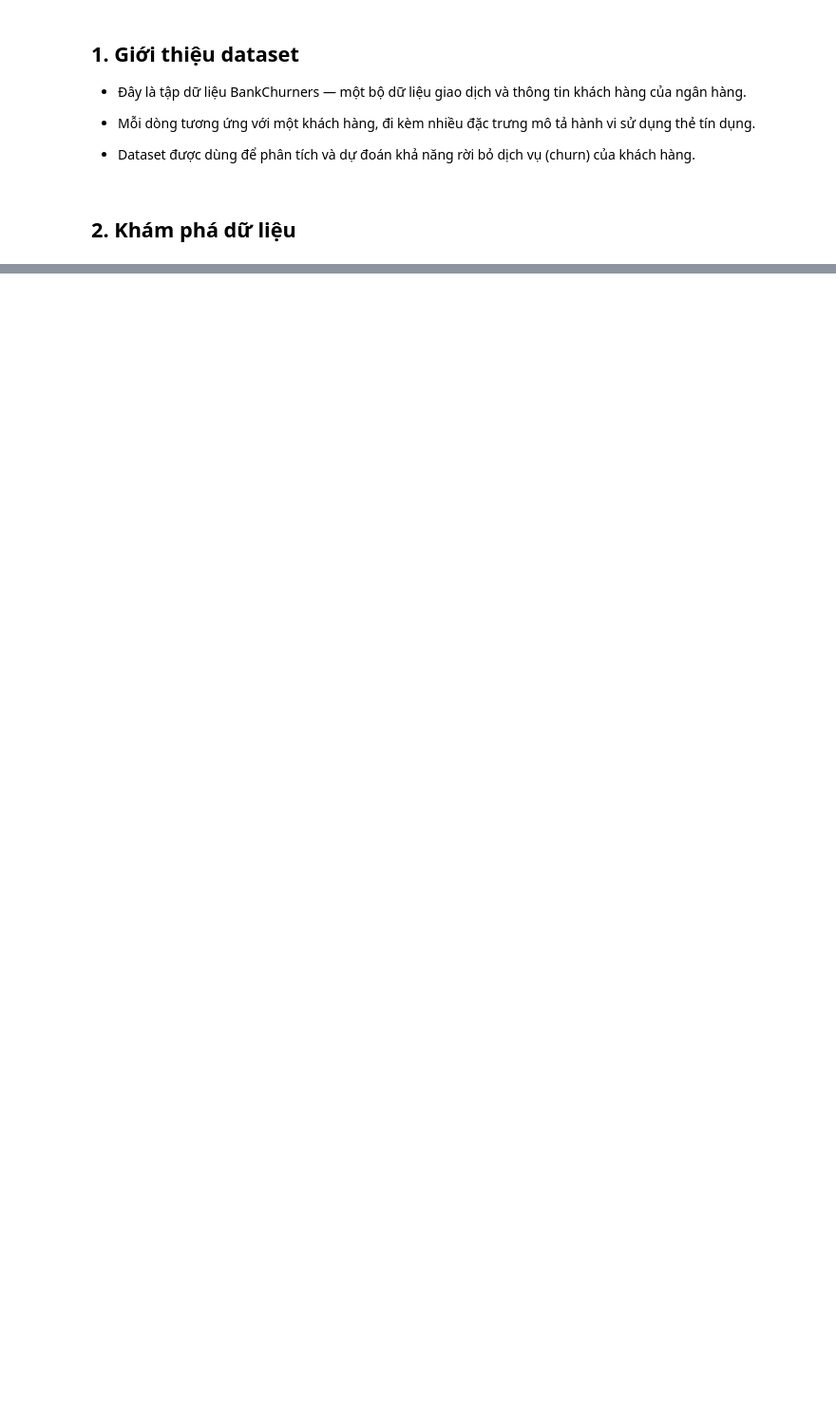
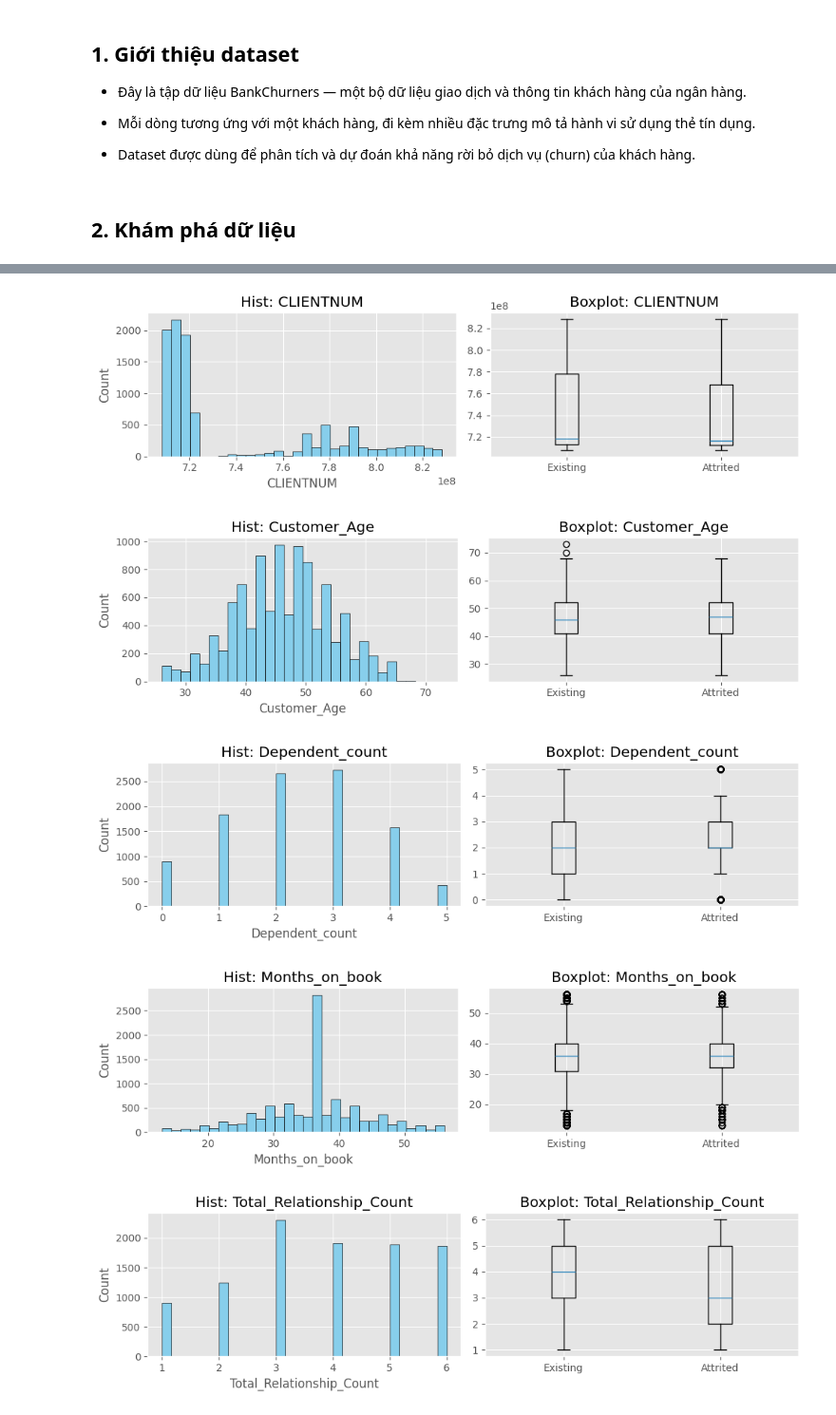
Before and after one commit to trongtz/lab02-numpy-for-data-science-hcmus, a Jupyter notebook: notebook/01_data_exploration.ipynb, the cells around one changed output, grey strips where cells are left out. Shown at 95% size. Drawn from its saved outputs; the diff is of its cells as text; code cells hidden in the pictures; blank space fills up the shorter version.

```diff
--- a/notebook/01_data_exploration.ipynb
+++ b/notebook/01_data_exploration.ipynb
@@ -309,0 +230,29 @@ plt.show()
+# %%
+# 07. Phân bố của các cột dữ liệu số
+def shorten_col(col, max_len=30):
+    """Rút gọn tên cột nếu dài quá"""
+    return col if len(col) <= max_len else col[:max_len-3] + "..."
+
+for i, col in enumerate(numeric_cols):
+    fig, axes = plt.subplots(1, 2, figsize=(10,3))  # 1 dòng, 2 cột
+
+    # Histogram
+    axes[0].hist(num_data[:, i], bins=30, color='skyblue', edgecolor='black')
+    axes[0].set_title(f"Hist: {shorten_col(col)}")
+    axes[0].set_xlabel(shorten_col(col))
+    axes[0].set_ylabel("Count")
+
+    # Boxplot theo Attrition_Flag
+    existing = num_data[np.array(attr_flag)=='Existing Customer', i]
+    attrited = num_data[np.array(attr_flag)=='Attrited Customer', i]
+    axes[1].boxplot([existing, attrited], labels=['Existing','Attrited'])
+    axes[1].set_title(f"Boxplot: {shorten_col(col)}")
+
+    plt.tight_layout()
+    plt.show()
+# %% [output]
+[figure, added]
+[figure, added]
+[figure, added]
+[figure, added]
+[figure, added]
```
Also changed, not shown: parts of 17 cells of this notebook, 1 other file.
